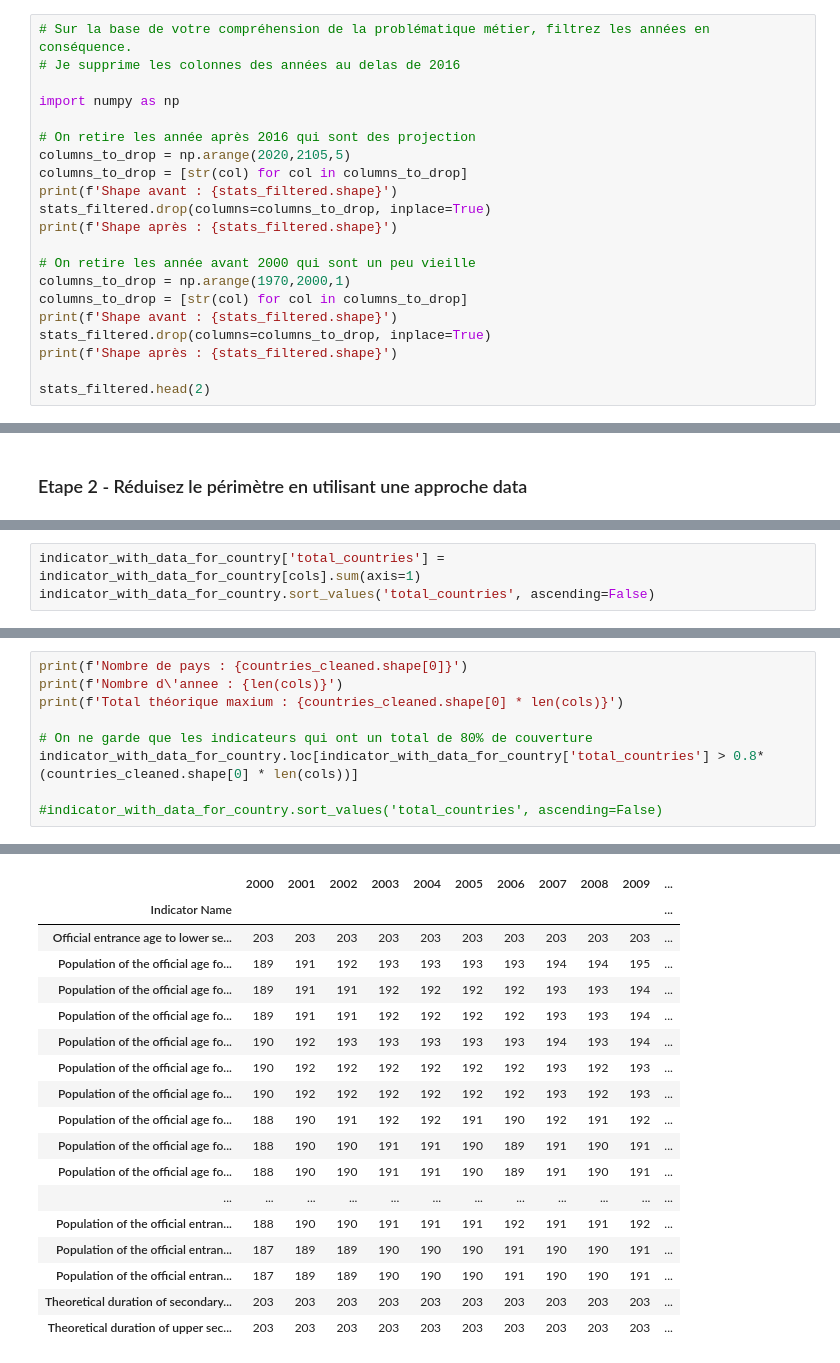
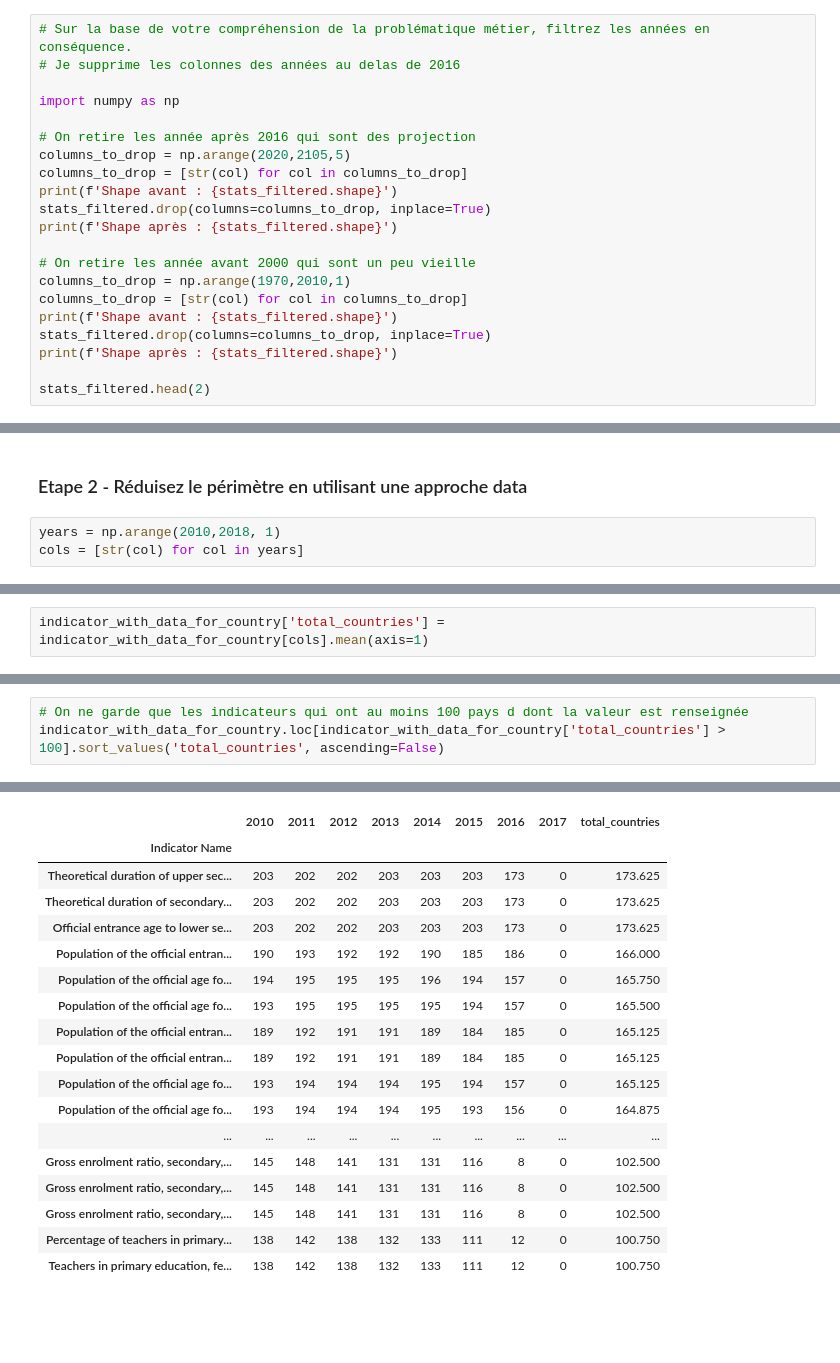
Before and after one commit to AunCly/p2_analyze_educational_data, a Jupyter notebook: p2.ipynb, the cells around one changed output, grey strips where cells are left out. Drawn from its saved outputs; the diff is of its cells as text; blank space fills up the shorter version.

Commit message:
change indicators selection strategy

```diff
--- a/p2.ipynb
+++ b/p2.ipynb
@@ -441,7 +441,7 @@ stats_filtered.drop(columns=columns_to_drop, inplace=True)
 print(f'Shape après : {stats_filtered.shape}')
 
 # On retire les année avant 2000 qui sont un peu vieille
-columns_to_drop = np.arange(1970,2000,1)
+columns_to_drop = np.arange(1970,2010,1)
 columns_to_drop = [str(col) for col in columns_to_drop]
 print(f'Shape avant : {stats_filtered.shape}')
 stats_filtered.drop(columns=columns_to_drop, inplace=True)
@@ -459,4 +459,7 @@ Shape après : (547175, 22)
 # %% [markdown]
 ### Etape 2 - Réduisez le périmètre en utilisant une approche data
+# %%
+years = np.arange(2010,2018, 1)
+cols = [str(col) for col in years]
 # %%
 # Pour chaque année, calculez la proportion d’indicateurs avec des valeurs renseignées (c’est-à-dire, non manquantes).
@@ -518,3 +503,2 @@ indicator_with_data_for_country
 # %%
-indicator_with_data_for_country['total_countries'] = indicator_with_data_for_country[cols].sum(axis=1)
-indicator_with_data_for_country.sort_values('total_countries', ascending=False)
+indicator_with_data_for_country['total_countries'] = indicator_with_data_for_country[cols].mean(axis=1)
@@ -536,10 +505,4 @@ indicator_with_data_for_country.sort_values('total_countries', ascending=False)
 # %%
-print(f'Nombre de pays : {countries_cleaned.shape[0]}')
-print(f'Nombre d\'annee : {len(cols)}')
-print(f'Total théorique maxium : {countries_cleaned.shape[0] * len(cols)}')
-
-# On ne garde que les indicateurs qui ont un total de 80% de couverture
-indicator_with_data_for_country.loc[indicator_with_data_for_country['total_countries'] > 0.8*(countries_cleaned.shape[0] * len(cols))]
-
-#indicator_with_data_for_country.sort_values('total_countries', ascending=False)
+# On ne garde que les indicateurs qui ont au moins 100 pays d dont la valeur est renseignée
+indicator_with_data_for_country.loc[indicator_with_data_for_country['total_countries'] > 100].sort_values('total_countries', ascending=False)
 # %% [output]
@@ -549,18 +509,18 @@ Total théorique maxium : 3852
-|  | 2000 | 2001 | 2002 | 2003 | 2004 | 2005 | 2006 | 2007 | 2008 | 2009 | ... |
-| Indicator Name |  |  |  |  |  |  |  |  |  |  | ... |
-| Official entrance age to lower se... | 203 | 203 | 203 | 203 | 203 | 203 | 203 | 203 | 203 | 203 | ... |
-| Population of the official age fo... | 189 | 191 | 192 | 193 | 193 | 193 | 193 | 194 | 194 | 195 | ... |
-| Population of the official age fo... | 189 | 191 | 191 | 192 | 192 | 192 | 192 | 193 | 193 | 194 | ... |
-| Population of the official age fo... | 189 | 191 | 191 | 192 | 192 | 192 | 192 | 193 | 193 | 194 | ... |
-| Population of the official age fo... | 190 | 192 | 193 | 193 | 193 | 193 | 193 | 194 | 193 | 194 | ... |
-| Population of the official age fo... | 190 | 192 | 192 | 192 | 192 | 192 | 192 | 193 | 192 | 193 | ... |
-| Population of the official age fo... | 190 | 192 | 192 | 192 | 192 | 192 | 192 | 193 | 192 | 193 | ... |
-| Population of the official age fo... | 188 | 190 | 191 | 192 | 192 | 191 | 190 | 192 | 191 | 192 | ... |
-| Population of the official age fo... | 188 | 190 | 190 | 191 | 191 | 190 | 189 | 191 | 190 | 191 | ... |
-| Population of the official age fo... | 188 | 190 | 190 | 191 | 191 | 190 | 189 | 191 | 190 | 191 | ... |
-| ... | ... | ... | ... | ... | ... | ... | ... | ... | ... | ... | ... |
-| Population of the official entran... | 188 | 190 | 190 | 191 | 191 | 191 | 192 | 191 | 191 | 192 | ... |
-| Population of the official entran... | 187 | 189 | 189 | 190 | 190 | 190 | 191 | 190 | 190 | 191 | ... |
-| Population of the official entran... | 187 | 189 | 189 | 190 | 190 | 190 | 191 | 190 | 190 | 191 | ... |
-| Theoretical duration of secondary... | 203 | 203 | 203 | 203 | 203 | 203 | 203 | 203 | 203 | 203 | ... |
-| Theoretical duration of upper sec... | 203 | 203 | 203 | 203 | 203 | 203 | 203 | 203 | 203 | 203 | ... |
+|  | 2010 | 2011 | 2012 | 2013 | 2014 | 2015 | 2016 | 2017 | total_countries |
+| Indicator Name |  |  |  |  |  |  |  |  |  |
+| Theoretical duration of upper sec... | 203 | 202 | 202 | 203 | 203 | 203 | 173 | 0 | 173.625 |
+| Theoretical duration of secondary... | 203 | 202 | 202 | 203 | 203 | 203 | 173 | 0 | 173.625 |
+| Official entrance age to lower se... | 203 | 202 | 202 | 203 | 203 | 203 | 173 | 0 | 173.625 |
+| Population of the official entran... | 190 | 193 | 192 | 192 | 190 | 185 | 186 | 0 | 166.000 |
+| Population of the official age fo... | 194 | 195 | 195 | 195 | 196 | 194 | 157 | 0 | 165.750 |
+| Population of the official age fo... | 193 | 195 | 195 | 195 | 195 | 194 | 157 | 0 | 165.500 |
+| Population of the official entran... | 189 | 192 | 191 | 191 | 189 | 184 | 185 | 0 | 165.125 |
+| Population of the official entran... | 189 | 192 | 191 | 191 | 189 | 184 | 185 | 0 | 165.125 |
+| Population of the official age fo... | 193 | 194 | 194 | 194 | 195 | 194 | 157 | 0 | 165.125 |
+| Population of the official age fo... | 193 | 194 | 194 | 194 | 195 | 193 | 156 | 0 | 164.875 |
+| ... | ... | ... | ... | ... | ... | ... | ... | ... | ... |
+| Gross enrolment ratio, secondary,... | 145 | 148 | 141 | 131 | 131 | 116 | 8 | 0 | 102.500 |
+| Gross enrolment ratio, secondary,... | 145 | 148 | 141 | 131 | 131 | 116 | 8 | 0 | 102.500 |
+| Gross enrolment ratio, secondary,... | 145 | 148 | 141 | 131 | 131 | 116 | 8 | 0 | 102.500 |
+| Percentage of teachers in primary... | 138 | 142 | 138 | 132 | 133 | 111 | 12 | 0 | 100.750 |
+| Teachers in primary education, fe... | 138 | 142 | 138 | 132 | 133 | 111 | 12 | 0 | 100.750 |
```
Also changed, not shown: parts of 6 cells of this notebook, 1 other file.
